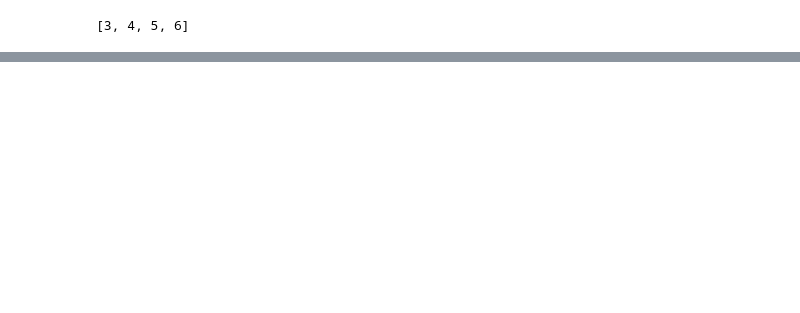
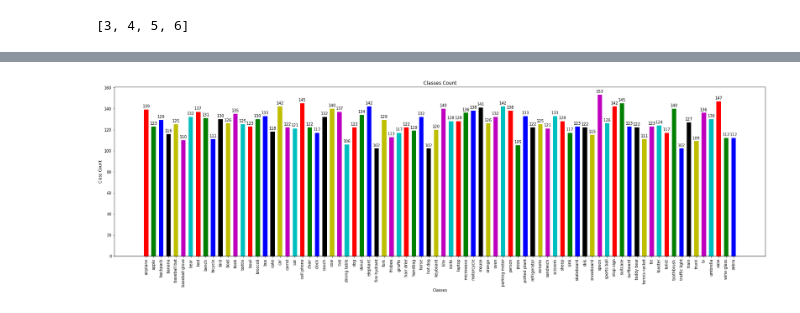
Before and after one commit to RajamannarAanjaram/EVA-6, a Jupyter notebook: assignment_10/part_b/Assignment-B.ipynb, the cells around one changed output, grey strips where cells are left out. Saved outputs shown, nothing was run; the diff lists cells and outputs as text; code cells hidden in the pictures; blank space fills up the shorter version.

```diff
--- a/assignment_10/part_b/Assignment-B.ipynb
+++ b/assignment_10/part_b/Assignment-B.ipynb
@@ -194,17 +196,12 @@ error: OpenCV(4.5.3) /tmp/pip-req-build-3umofm98/opencv/modules/imgproc/src/resi
 # %%
-class_spread = dict(data['class'].value_counts())
-class_spread = dict(sorted(class_spread.items(), key=lambda item: item[0]))
-
-data = class_spread
-names = list(data.keys())
-values = list(data.values())
-
-plt.figure(figsize=(25,15))
-plt.bar(range(len(data)), values, tick_label=names, width=0.6)
+plt.figure(figsize=(30,8))
+plt.bar(range(len(data)), values, tick_label=names, width=0.6,color = list('rgbkymc'))
 for l in range(len(values)):
     plt.annotate(values[l], (-0.50 + l, values[l] + 2))
 plt.xticks(rotation='90')
 plt.xlabel("Classes")
 plt.ylabel("Class Count")
 plt.title("Classes Count")
 plt.show()
+# %% [output]
+[figure, added]
```
Also changed, not shown: parts of 9 cells of this notebook, 5 other files.
